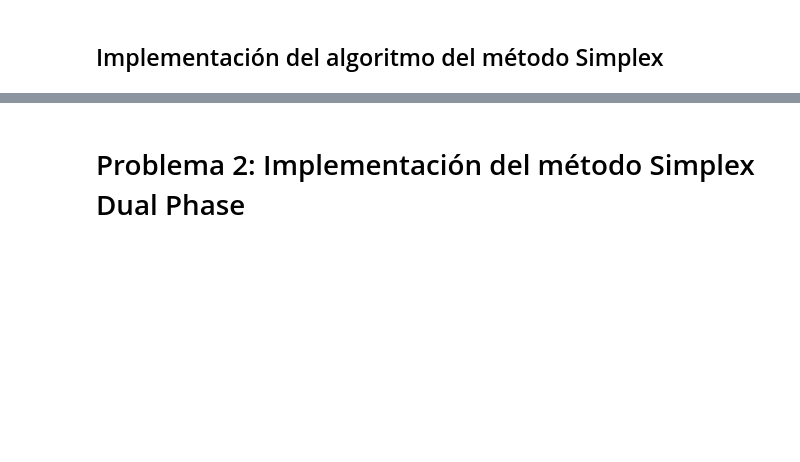
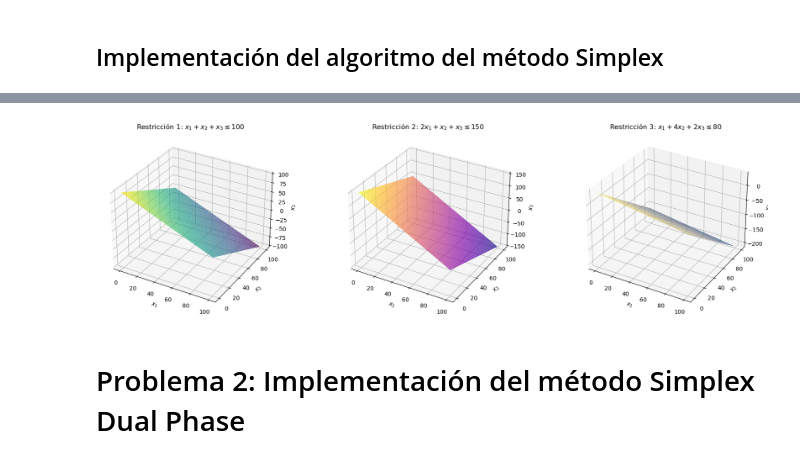
Before and after one commit to j4vierb/mos-labs, a Jupyter notebook: labs/lab4/entrega_lab4.ipynb, the cells around one changed output, grey strips where cells are left out. Cells and saved outputs as stored; diff of their text form; code cells hidden in the pictures; blank space fills up the shorter version.

```diff
--- a/labs/lab4/entrega_lab4.ipynb
+++ b/labs/lab4/entrega_lab4.ipynb
@@ -184,3 +195,46 @@ Iteración 1:
+# %%
+x1_vals = np.linspace(0, 100, 400)
+x2_vals = np.linspace(0, 100, 400)
+X1, X2 = np.meshgrid(x1_vals, x2_vals)
+
+# Restricción 1: x1 + x2 + x3 <= 100 => x3 = 100 - x1 - x2
+Z1 = 100 - X1 - X2
+# Restricción 2: 2x1 + x2 + x3 <= 150 => x3 = 150 - 2x1 - x2
+Z2 = 150 - 2*X1 - X2
+# Restricción 3: x1 + 4x2 + 2x3 <= 80 => x3 = (80 - x1 - 4x2)/2
+Z3 = (80 - X1 - 4*X2) / 2
+
+# Graficar cada restricción por separado
+fig = plt.figure(figsize=(18, 5))
+
+# Restricción 1
+ax1 = fig.add_subplot(1, 3, 1, projection='3d')
+ax1.plot_surface(X1, X2, Z1, alpha=0.7, cmap='viridis')
+ax1.set_title(r'Restricción 1: $x_1 + x_2 + x_3 \leq 100$')
+ax1.set_xlabel('$x_1$')
+ax1.set_ylabel('$x_2$')
+ax1.set_zlabel('$x_3$')
+
+# Restricción 2
+ax2 = fig.add_subplot(1, 3, 2, projection='3d')
+ax2.plot_surface(X1, X2, Z2, alpha=0.7, cmap='plasma')
+ax2.set_title(r'Restricción 2: $2x_1 + x_2 + x_3 \leq 150$')
+ax2.set_xlabel('$x_1$')
+ax2.set_ylabel('$x_2$')
+ax2.set_zlabel('$x_3$')
+
+# Restricción 3
+ax3 = fig.add_subplot(1, 3, 3, projection='3d')
+ax3.plot_surface(X1, X2, Z3, alpha=0.7, cmap='cividis')
+ax3.set_title(r'Restricción 3: $x_1 + 4x_2 + 2x_3 \leq 80$')
+ax3.set_xlabel('$x_1$')
+ax3.set_ylabel('$x_2$')
+ax3.set_zlabel('$x_3$')
+
+plt.tight_layout()
+plt.show()
+# %% [output]
+[figure, added]
 # %% [markdown]
 # Problema 2: Implementación del método Simplex Dual Phase
 # %% [markdown]
```
Also changed, not shown: parts of 23 cells of this notebook, 3 other files.
